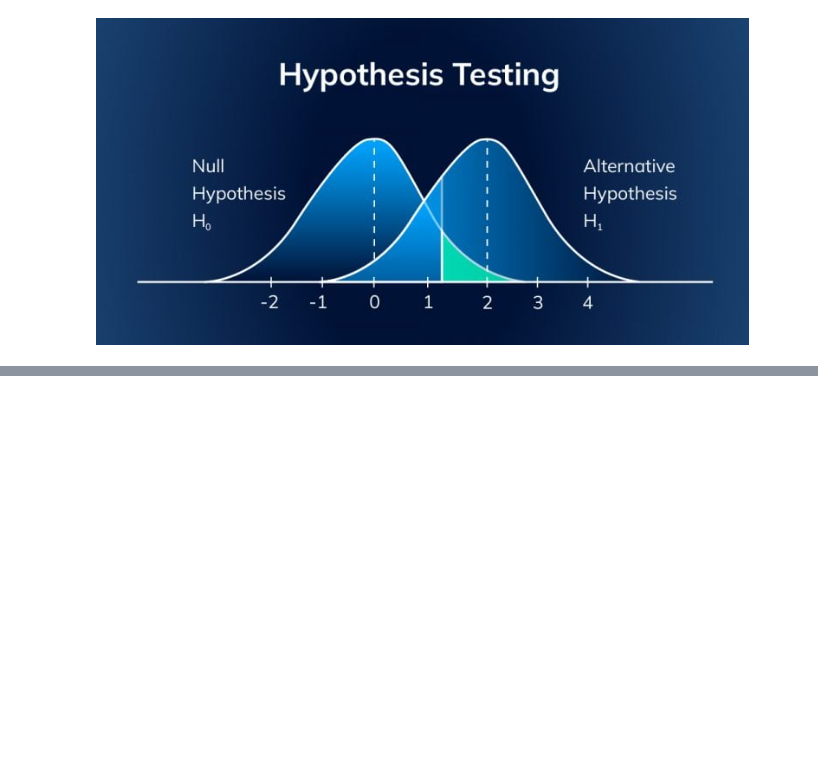
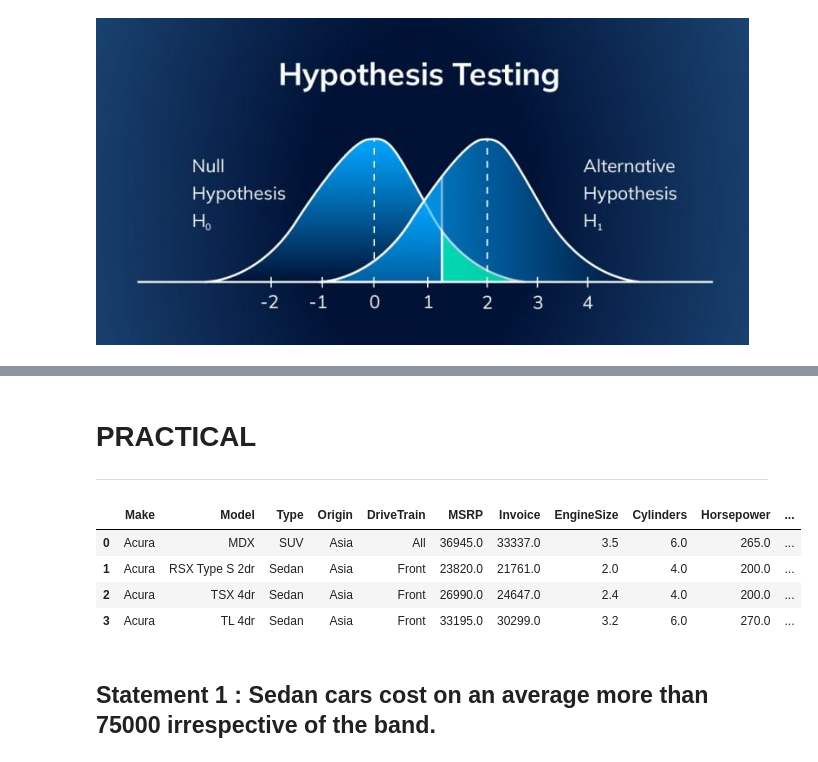
Before and after one commit to Kanakbaghel/DS_learning_path, a Jupyter notebook: Theory & Tools/01. Math & Statistics/Notebooks/Inferential Stats - 2.ipynb, the cells around one changed output, grey strips where cells are left out. Drawn from its saved outputs; the diff is of its cells as text; code cells hidden in the pictures; blank space fills up the shorter version.

```diff
--- a/Theory & Tools/01. Math & Statistics/Notebooks/Inferential Stats - 2.ipynb
+++ b/Theory & Tools/01. Math & Statistics/Notebooks/Inferential Stats - 2.ipynb
@@ -397,0 +259,3 @@ r2_score(y_true = boston.MEDV, y_pred = y_pred)
+# %% [markdown]
+# PRACTICAL
+----------
@@ -397,0 +267,12 @@ r2_score(y_true = boston.MEDV, y_pred = y_pred)
+# %%
+# load data
+cars = pd.read_csv('/content/cars.csv')
+cars.head(4)
+# %% [output]
+|  | Make | Model | Type | Origin | DriveTrain | MSRP | Invoice | EngineSize | Cylinders | Horsepower | ... |
+| 0 | Acura | MDX | SUV | Asia | All | 36945.0 | 33337.0 | 3.5 | 6.0 | 265.0 | ... |
+| 1 | Acura | RSX Type S 2dr | Sedan | Asia | Front | 23820.0 | 21761.0 | 2.0 | 4.0 | 200.0 | ... |
+| 2 | Acura | TSX 4dr | Sedan | Asia | Front | 26990.0 | 24647.0 | 2.4 | 4.0 | 200.0 | ... |
+| 3 | Acura | TL 4dr | Sedan | Asia | Front | 33195.0 | 30299.0 | 3.2 | 6.0 | 270.0 | ... |
+# %% [markdown]
+## **Statement 1** : Sedan cars cost on an average more than 75000 irrespective of the band.
```
Also changed, not shown: parts of 72 cells of this notebook.
